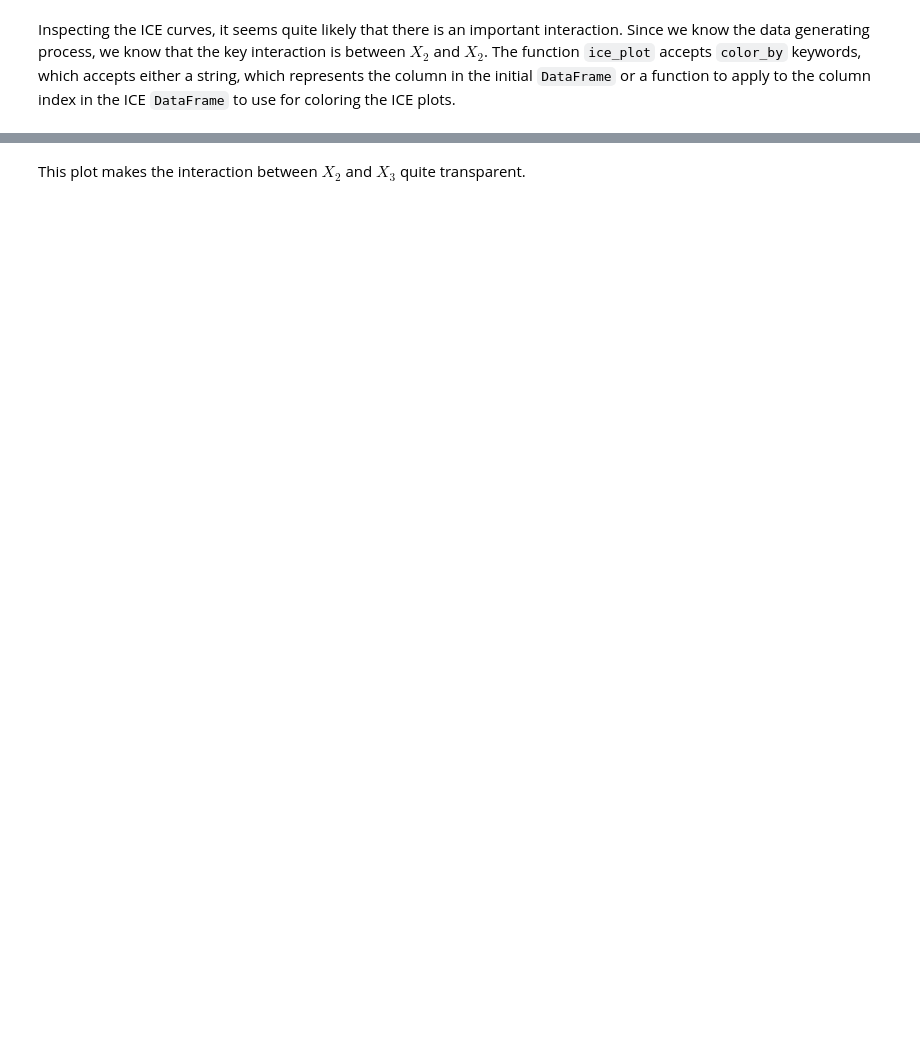
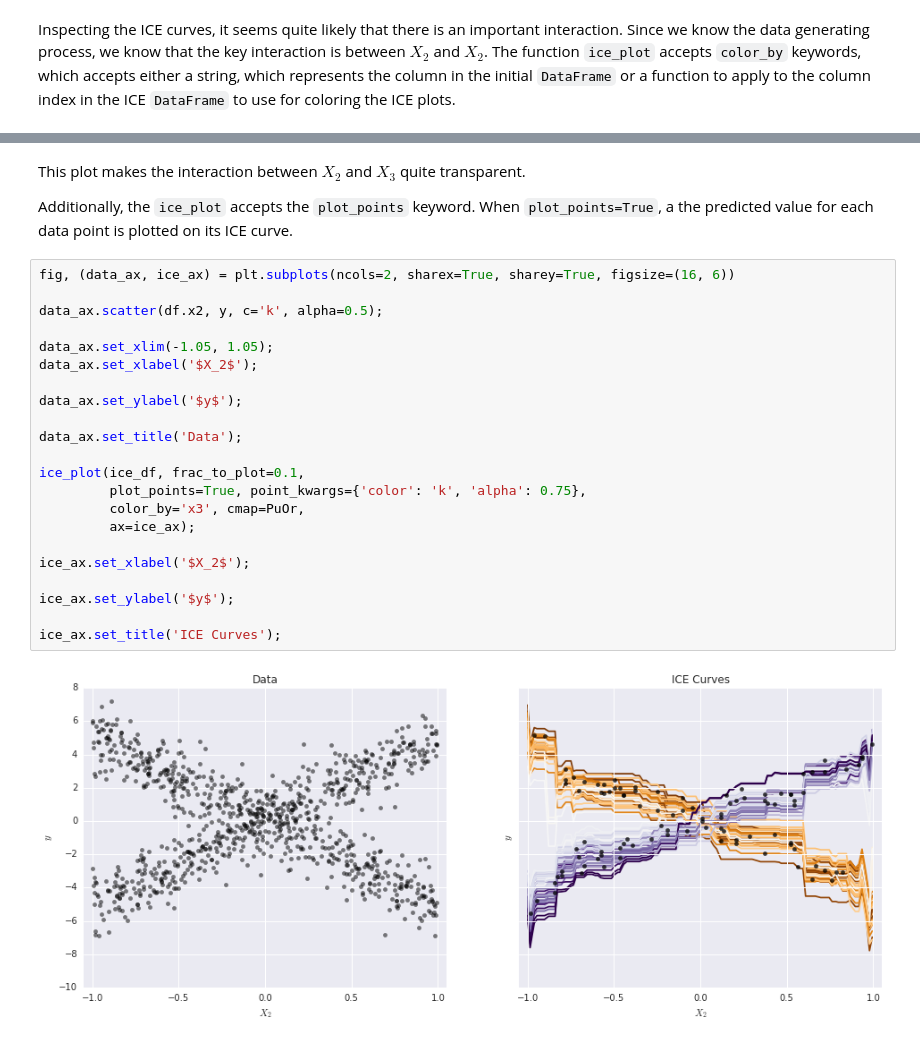
Before and after one commit to AustinRochford/PyCEbox, a Jupyter notebook: notebooks/PyCEBox Tutorial.ipynb, the cells around one changed output, grey strips where cells are left out. Saved outputs shown, nothing was run; the diff lists cells and outputs as text; blank space fills up the shorter version.

```diff
--- a/notebooks/PyCEBox Tutorial.ipynb
+++ b/notebooks/PyCEBox Tutorial.ipynb
@@ -130,2 +131,28 @@ ice_ax.set_title('ICE Curves');
 # %% [markdown]
 This plot makes the interaction between $X_2$ and $X_3$ quite transparent.
+
+Additionally, the `ice_plot` accepts the `plot_points` keyword.  When `plot_points=True`, a the predicted value for each data point is plotted on its ICE curve.
+# %%
+fig, (data_ax, ice_ax) = plt.subplots(ncols=2, sharex=True, sharey=True, figsize=(16, 6))
+
+data_ax.scatter(df.x2, y, c='k', alpha=0.5);
+
+data_ax.set_xlim(-1.05, 1.05);
+data_ax.set_xlabel('$X_2$');
+
+data_ax.set_ylabel('$y$');
+
+data_ax.set_title('Data');
+
+ice_plot(ice_df, frac_to_plot=0.1,
+         plot_points=True, point_kwargs={'color': 'k', 'alpha': 0.75},
+         color_by='x3', cmap=PuOr,
+         ax=ice_ax);
+
+ice_ax.set_xlabel('$X_2$');
+
+ice_ax.set_ylabel('$y$');
+
+ice_ax.set_title('ICE Curves');
+# %% [output]
+[figure, added]
```
Also changed, not shown: parts of 4 cells of this notebook.
